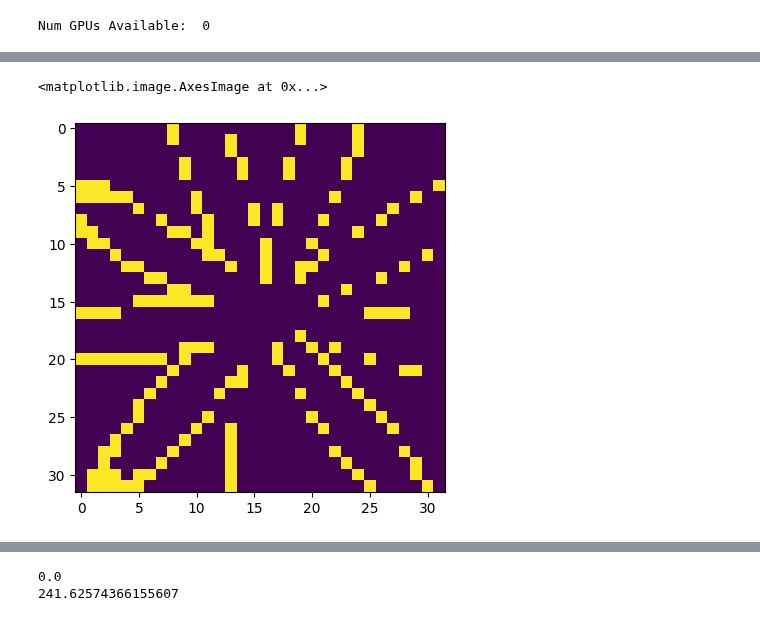
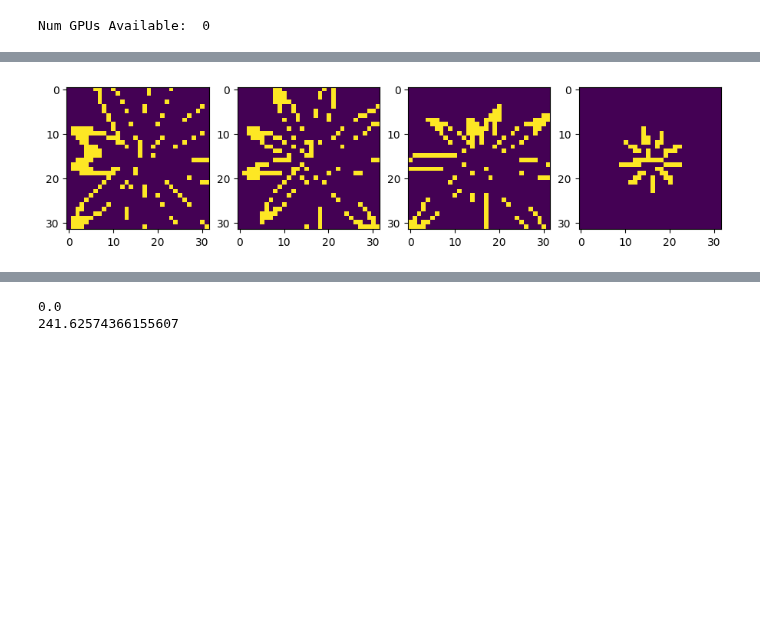
Before and after one commit to bas-bhai-account-khol-de/FlamImageTracking, a Jupyter notebook: get_filters.ipynb, the cells around one changed output, grey strips where cells are left out. Cells and saved outputs as stored; diff of their text form; code cells hidden in the pictures; blank space fills up the shorter version.

```diff
--- a/get_filters.ipynb
+++ b/get_filters.ipynb
@@ -295,13 +289,14 @@ def one_filter(amplitude,freq,phase,radius,tan_inverse,distances):
     zeros=tf.zeros(f.shape,dtype=tf.float32)
     f=tf.where(f>0,one,zeros)
     return f
-# %%
-fil = one_filter(Amplitudes[0], Freq[0], Phase[0], Radius[0], tan_inverse, distances)
-plt.imshow(fil.numpy())
-# print(fil)
-# %% [output]
-<matplotlib.image.AxesImage at 0x...>
-[figure, removed]
+# %%
+filters = []
+fig, ax = plt.subplots(ncols=num_filters, figsize = (11,6))
+for i in range(num_filters):
+    filters.append(one_filter(Amplitudes[i], Freq[i], Phase[i], Radius[i], tan_inverse, distances))
+    ax[i].imshow(filters[i])
+# %% [output]
+[figure, added]
 # %%
 v = create_circle_sine_wave_image(Amplitudes, Freq, Phase, Radius, tan_inverse, distances)
 fig, ax = plt.subplots(ncols=len(v))
```
Also changed, not shown: parts of 6 cells of this notebook, 1 other file.
